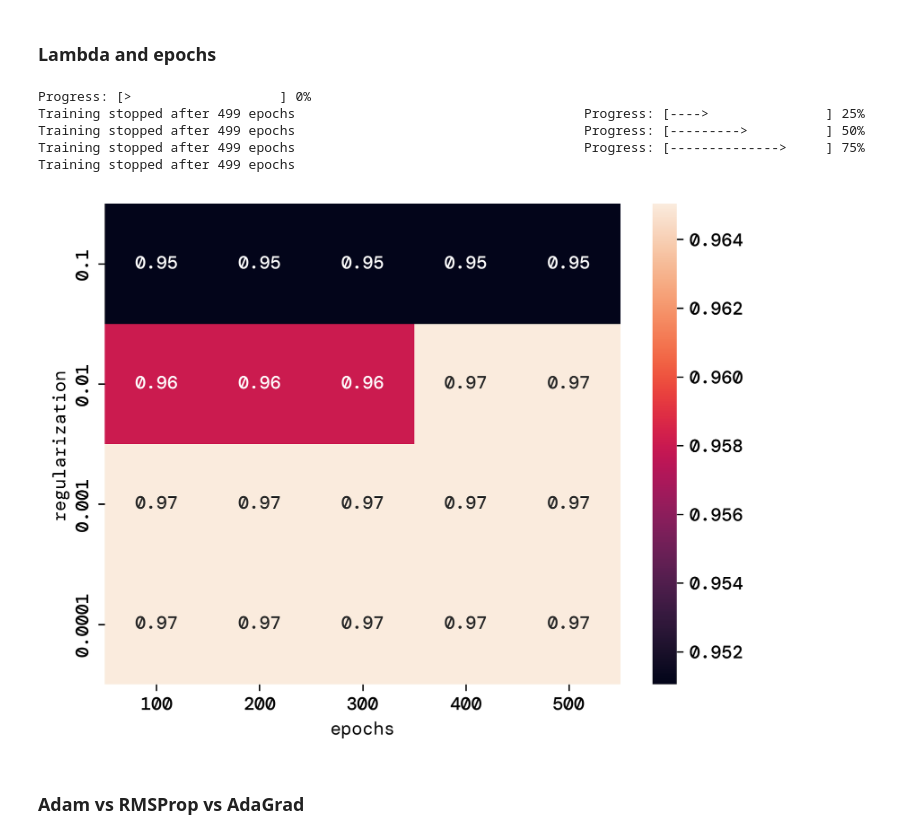
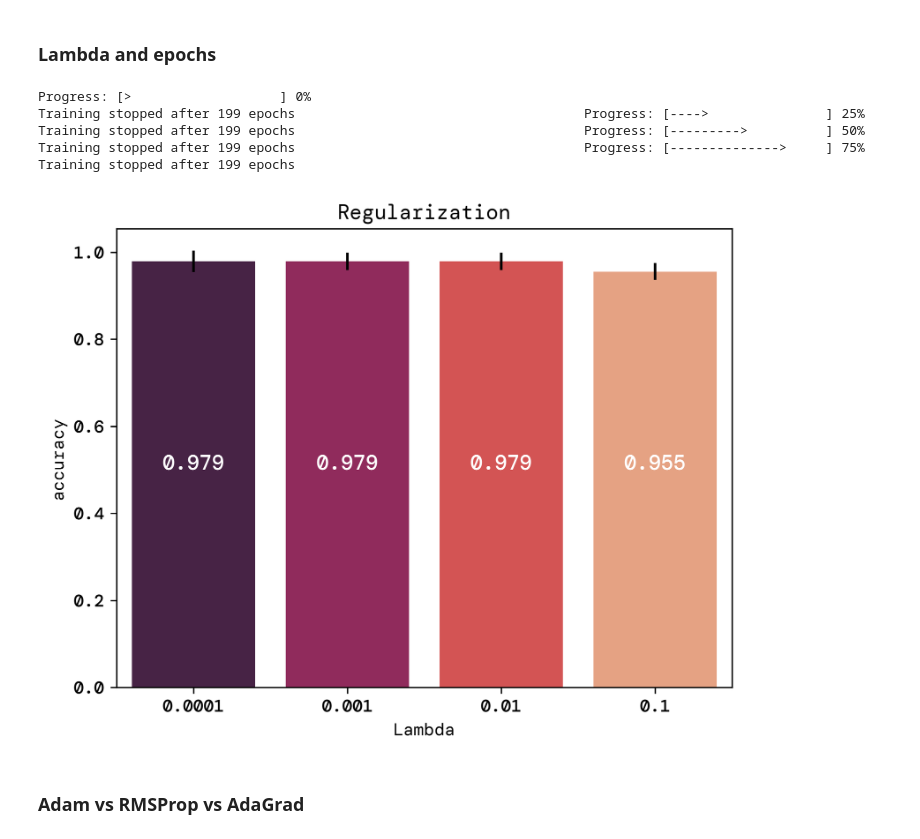
Before and after one commit to bragewiseth/MachineLearningProjects, a Jupyter notebook: project2/src/classification.ipynb, the cells around one changed output. Saved outputs shown, nothing was run; the diff lists cells and outputs as text; code cells hidden in the pictures.

```diff
--- a/project2/src/classification.ipynb
+++ b/project2/src/classification.ipynb
@@ -112,6 +115,17 @@ gammas = [0.1, 0.5, 0.9, 0.99]              # 0.9 works well
 beta1 = 0.9
 beta2 = 0.999
 epsilon = 1e-8
+
+kfold = KFold(n_splits=8)
+
+def cross_val(X_train, y_train, X_test, y_test, model, kfold):
+    k = 0
+    score = onp.zeros(kfold.n_splits)
+    for train_ind, test_ind in kfold.split(X_train):
+        model.fit(X_train[train_ind], y_train[train_ind])
+        score[k] = ada.accuracy(model.classify(X_train[test_ind]), y_train[test_ind])
+        k += 1
+    return score.mean(), score.std()
 # %% [markdown]
 ### Momentum and learning rate
 # %%
@@ -120,15 +134,16 @@ gamma_eta = onp.zeros((len(gammas), len(etas)))
 for i, gamma in enumerate(gammas):
     print(ada.progress_bar(i, len(gammas)))
     for j, eta in enumerate(etas):
-        network = ada.NN.Model([[1, sigmoid]], eta,100,tol, 'sgd', 0, gamma, epsilon, beta1, beta2, loss=ada.CE, metric=ada.CE )
-        network.fit(X_train,y_train, X_test, y_test, batch_size=batch_size)
+        network = ada.NN.Model([[1, sigmoid]], eta,200,tol, 'sgd', 0, gamma, epsilon, beta1, beta2, loss=ada.CE, metric=ada.CE )
+        network.fit(X_train, y_train)
         gamma_eta[i,j] = ada.accuracy(network.classify(X_test), y_test)
 
 
-fig = sns.heatmap(gamma_eta, annot=True, xticklabels=etas, yticklabels=gammas)
+ax = sns.heatmap(gamma_eta, annot=True)
+plt.title("Accuracy")
 plt.xlabel("learning rate")
 plt.ylabel("momentum")
-plt.savefig("../runsAndFigures/chge.png",bbox_inches='tight')
+plt.savefig("../runsAndFigures/accuracy_lr_gamma.png",bbox_inches='tight')
 plt.show()
 # %% [output]
 Progress: [>                   ] 0%
@@ -140,28 +155,33 @@ Training stopped after 99 epochs
 # %% [markdown]
 ### Lambda and epochs
 # %%
-lamda_epoch = onp.zeros((len(lamdas), len(n_epoch)))
+alphas = onp.zeros((len(lamdas),2))
 
 for i, lamda in enumerate(lamdas):
     print(ada.progress_bar(i, len(lamdas)))
-    for j, epochs in enumerate(n_epoch):
-        network = ada.NN.Model([[1, sigmoid]], 0.01, epochs,tol, 'sgd', lamda, 0.9, epsilon, beta1, beta2, loss=ada.CE, metric=ada.CE )
-        network.fit(X_train,y_train, X_test, y_test, batch_size=batch_size)
-        lamda_epoch[i,j] = ada.accuracy(network.classify(X_test), y_test)
+    network = ada.NN.Model([[1, sigmoid]], 0.01, 200,tol, 'sgd', lamda, 0.9, epsilon, beta1, beta2, loss=ada.CE, metric=ada.CE )
+    mean, var = cross_val(X_train, y_train, X_test, y_test, network, kfold)
+    alphas[i,0] = mean
+    alphas[i,1] = var
 
 
-sns.heatmap(lamda_epoch, annot=True, xticklabels=n_epoch, yticklabels=lamdas)
-plt.xlabel("epochs")
-plt.ylabel("regularization")
-plt.savefig("../runsAndFigures/chle.png",bbox_inches='tight')
+ax = sns.barplot(x=lamdas, y=alphas[:,0], yerr=alphas[:,1], palette="rocket")
+ax.set_xlabel("Lambda")
+plt.title("Regularization")
+plt.ylabel("accuracy")
+ax.text(0, 0.5, f"{alphas[3,0]:.3}", ha='center',  fontsize=12, color='white')
+ax.text(1, 0.5, f"{alphas[2,0]:.3}", ha='center',  fontsize=12, color='white')
+ax.text(2, 0.5, f"{alphas[1,0]:.3}", ha='center',  fontsize=12, color='white')
+ax.text(3, 0.5, f"{alphas[0,0]:.3}", ha='center',  fontsize=12, color='white')
+plt.savefig("../runsAndFigures/accuracy_alpha.png",bbox_inches='tight')
 plt.show()
 # %% [output]
 Progress: [>                   ] 0%
-Training stopped after 499 epochs                                     Progress: [---->               ] 25%
-Training stopped after 499 epochs                                     Progress: [--------->          ] 50%
-Training stopped after 499 epochs                                     Progress: [-------------->     ] 75%
-Training stopped after 499 epochs
+Training stopped after 199 epochs                                     Progress: [---->               ] 25%
+Training stopped after 199 epochs                                     Progress: [--------->          ] 50%
+Training stopped after 199 epochs                                     Progress: [-------------->     ] 75%
+Training stopped after 199 epochs
-[figure, old version]
+[figure, new version]
 # %% [markdown]
 ### Adam vs RMSProp vs AdaGrad
 # %%
```
Also changed, not shown: parts of 4 cells of this notebook, 19 other files.
